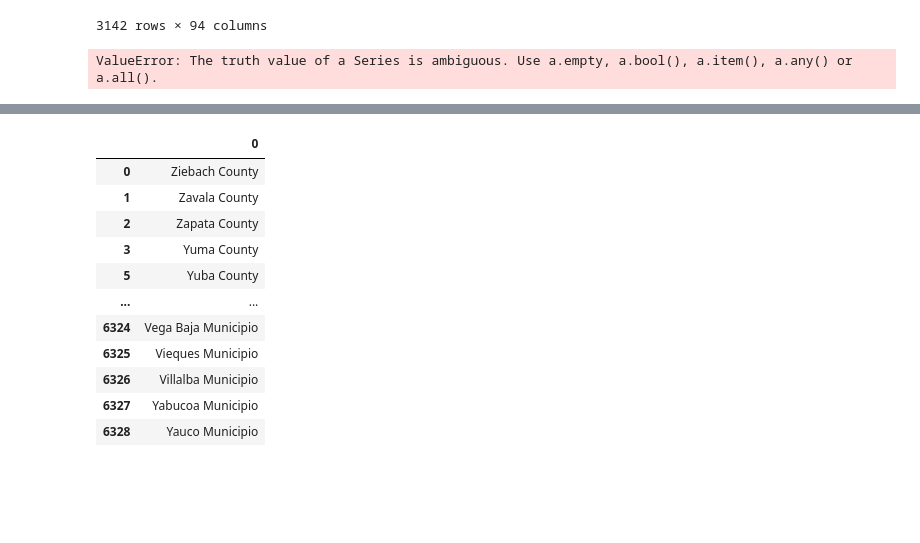
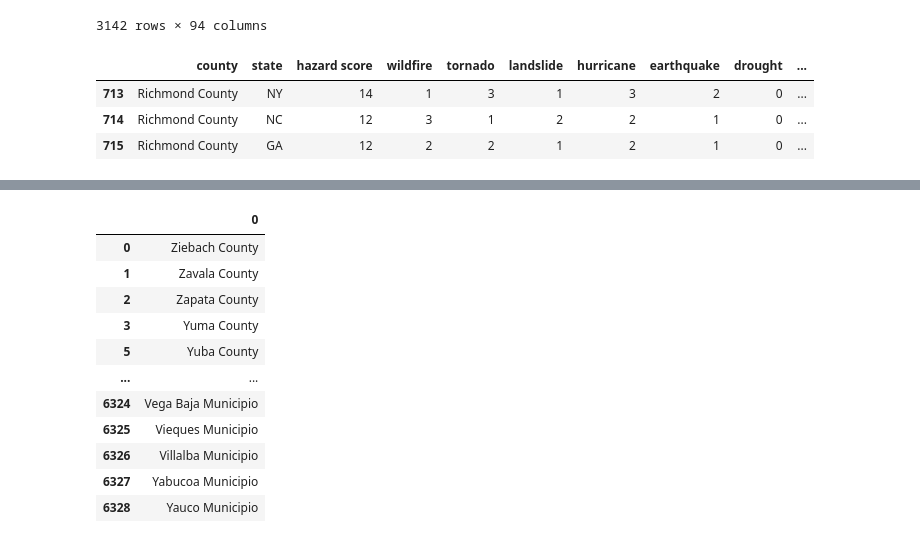
Before and after one commit to Agelf123/covid_predictions, a Jupyter notebook: code/brandon/Brandon Code.ipynb, the cells around one changed output, grey strips where cells are left out. Saved outputs shown, nothing was run; the diff lists cells and outputs as text; code cells hidden in the pictures; blank space fills up the shorter version.

```diff
--- a/code/brandon/Brandon Code.ipynb
+++ b/code/brandon/Brandon Code.ipynb
@@ -361,8 +344,9 @@ census_df.loc[census_df['state'] != ('PR' or 'DC' or 'HI' or 'AK')]
 | 3141 | 3141 | 3141 | 0500000US56045 | Weston County | WY | 90.6 | 7100 | ... |
 3142 rows × 94 columns
 # %%
-df = df.loc[(df['state']).isin(df['county']) == False]
+df.loc[df['county'] == 'Richmond County']
+# %% [output]
+|  | county | state | hazard score | wildfire | tornado | landslide | hurricane | earthquake | drought | ... |
+| 713 | Richmond County | NY | 14 | 1 | 3 | 1 | 3 | 2 | 0 | ... |
+| 714 | Richmond County | NC | 12 | 3 | 1 | 2 | 2 | 1 | 0 | ... |
+| 715 | Richmond County | GA | 12 | 2 | 2 | 1 | 2 | 1 | 0 | ... |
-# %%
-census_w_hazard = census_df.loc[(census_df['county'] and).isin(df['county']) == True]
-# %% [output]
-ValueError: The truth value of a Series is ambiguous. Use a.empty, a.bool(), a.item(), a.any() or a.all().
```
Also changed, not shown: parts of 18 cells of this notebook, 5 other files.
